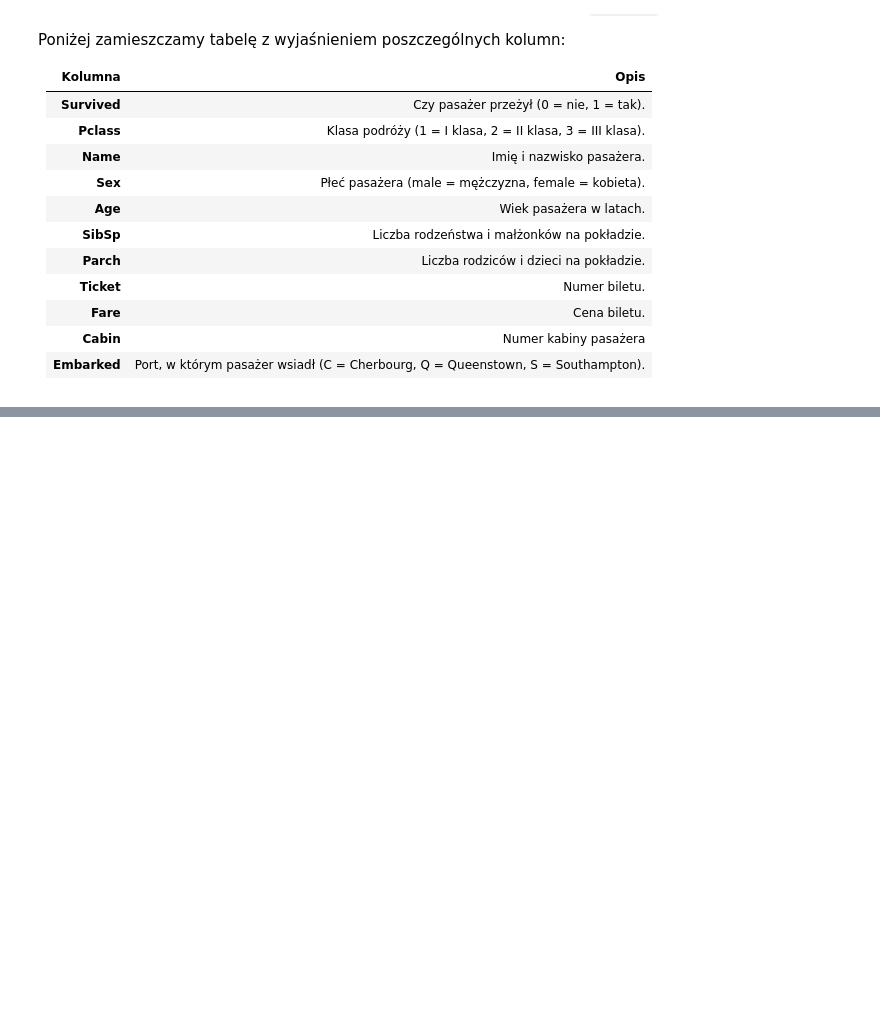
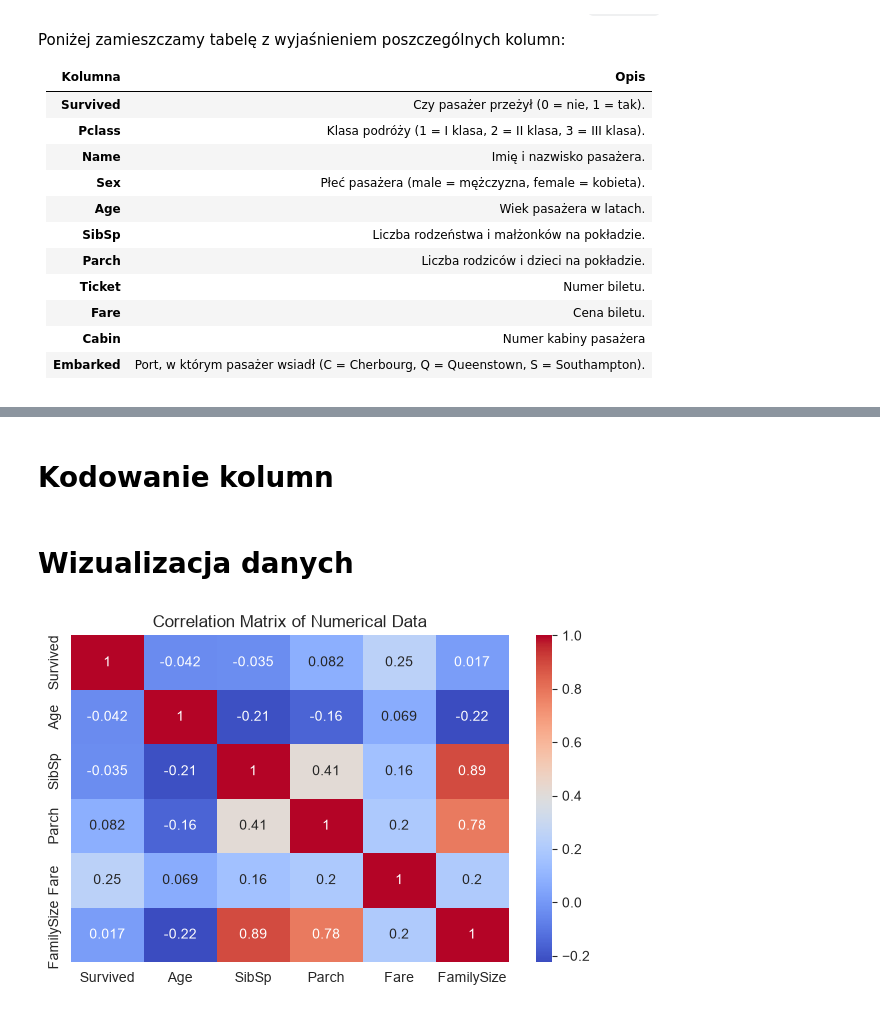
Before and after one commit to Solvro/ml-wakacyjne-wyzwanie-2026, a Jupyter notebook: 01_przetwarzanie_wizualizacja_danych/EDA_zadanie.ipynb, the cells around one changed output, grey strips where cells are left out. Cells and saved outputs as stored; diff of their text form; code cells hidden in the pictures; blank space fills up the shorter version.

```diff
--- a/01_przetwarzanie_wizualizacja_danych/EDA_zadanie.ipynb
+++ b/01_przetwarzanie_wizualizacja_danych/EDA_zadanie.ipynb
@@ -81,0 +279,2 @@ array([nan, 'C', 'E', 'G', 'D', 'A', 'B', 'F', 'T'], dtype=object)
+# %% [markdown]
+# Kodowanie kolumn
@@ -81,0 +295,34 @@ array([nan, 'C', 'E', 'G', 'D', 'A', 'B', 'F', 'T'], dtype=object)
+# %%
+#kodowanie kolumny Sex
+sex_counts=titanic_df['Sex'].value_counts()
+titanic_df=pd.get_dummies(data=titanic_df, prefix='Sex', columns=['Sex'], dtype=int)
+# %%
+#kodowanie kolumny TicketType
+ticket_counts=titanic_df['TicketType'].value_counts()
+
+titanic_df=pd.get_dummies(data=titanic_df, prefix='TicketType', columns=['TicketType'], dtype=int)
+# %%
+#kodowanie kolumny Deck
+deck_counts=titanic_df['Deck'].value_counts()
+
+titanic_df=pd.get_dummies(data=titanic_df, prefix='Deck', columns=['Deck'], dtype=int)
+# %%
+#kodowanie kolumny Embarked
+embarked_counts = titanic_df['Embarked'].value_counts()
+
+titanic_df = pd.get_dummies(data=titanic_df, prefix='Embarked', columns=['Embarked'], dtype=int)
+# %% [markdown]
+# Wizualizacja danych
+# %%
+#dla danych numerycznych
+numerical=['Survived', 'Age', 'SibSp', 'Parch', 'Fare', 'FamilySize']
+
+corr_matrix=titanic_df[numerical].corr()
+
+plt.figure(figsize=(6,4))
+sns.heatmap(corr_matrix, annot=True, cmap='coolwarm')
+plt.title('Correlation Matrix of Numerical Data')
+plt.tight_layout()
+plt.show()
+# %% [output]
+[figure, added]
```
Also changed, not shown: parts of 39 cells of this notebook.
